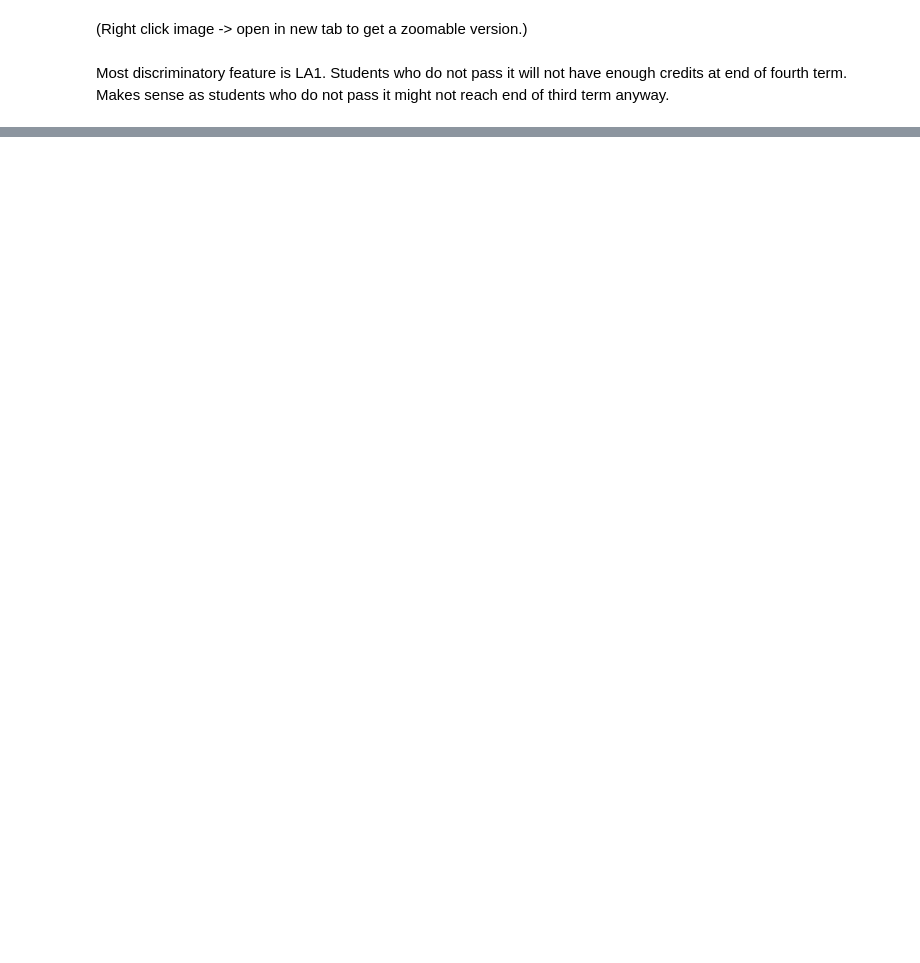
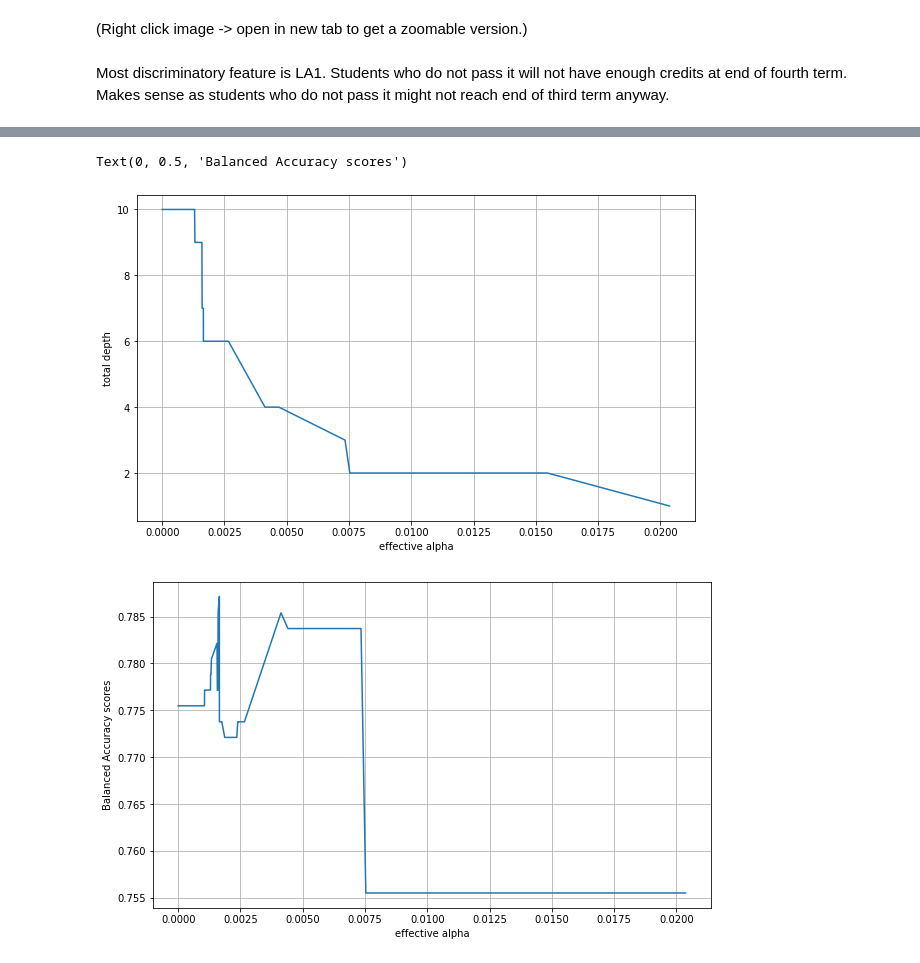
Before and after one commit to hhu-rapp/rapp-tool, a Jupyter notebook: interpretable-model-for-CS-fourth-semester-cp.ipynb, the cells around one changed output, grey strips where cells are left out. Drawn from its saved outputs; the diff is of its cells as text; code cells hidden in the pictures; blank space fills up the shorter version.

```diff
--- a/interpretable-model-for-CS-fourth-semester-cp.ipynb
+++ b/interpretable-model-for-CS-fourth-semester-cp.ipynb
@@ -121,0 +134,3 @@ Makes sense as students who do not pass it might not reach end of third term any
+# %%
+path = clf.cost_complexity_pruning_path(X_train, y_train)
+path
@@ -121,0 +152,30 @@ Makes sense as students who do not pass it might not reach end of third term any
+# %%
+ccp_alphas, impurities = path.ccp_alphas, path.impurities
+
+clfs = []
+
+for ccp_alpha in ccp_alphas:
+    clf = DecisionTreeClassifier(random_state=0, ccp_alpha=ccp_alpha,
+                                 class_weight="balanced", min_impurity_decrease=0.001)
+    clf.fit(X_train, y_train)
+    clfs.append(clf)
+
+tree_depths = [clf.tree_.max_depth for clf in clfs]
+plt.figure(figsize=(10,  6))
+plt.grid()
+plt.plot(ccp_alphas[:-1], tree_depths[:-1])
+plt.xlabel("effective alpha")
+plt.ylabel("total depth")
+
+
+acc_scores = [balanced_accuracy_score(y_test, clf.predict(X_test)) for clf in clfs]
+
+plt.figure(figsize=(10,  6))
+plt.grid()
+plt.plot(ccp_alphas[:-1], acc_scores[:-1])
+plt.xlabel("effective alpha")
+plt.ylabel("Balanced Accuracy scores")
+# %% [output]
+Text(0, 0.5, 'Balanced Accuracy scores')
+[figure, added]
+[figure, added]
```
Also changed, not shown: parts of 15 cells of this notebook, 2 other files.
